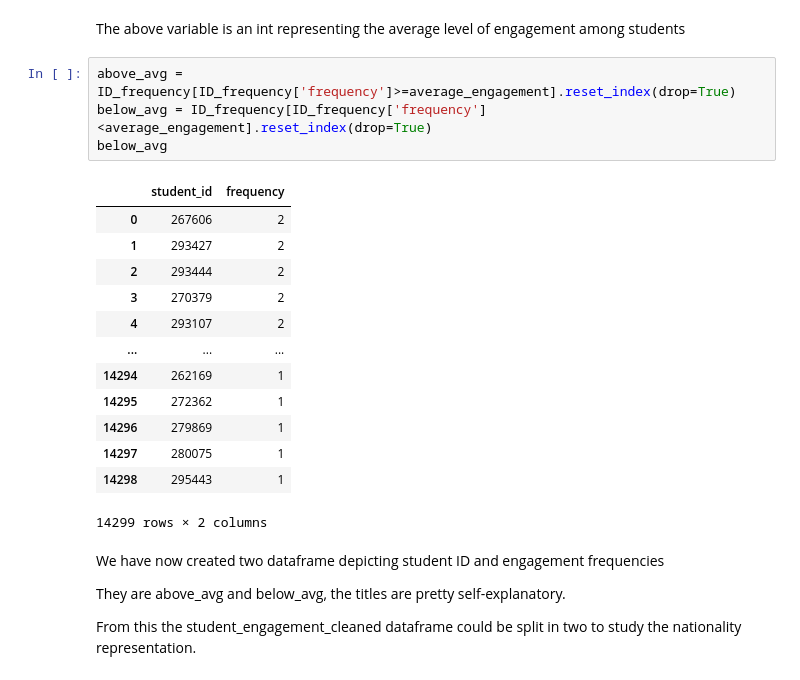
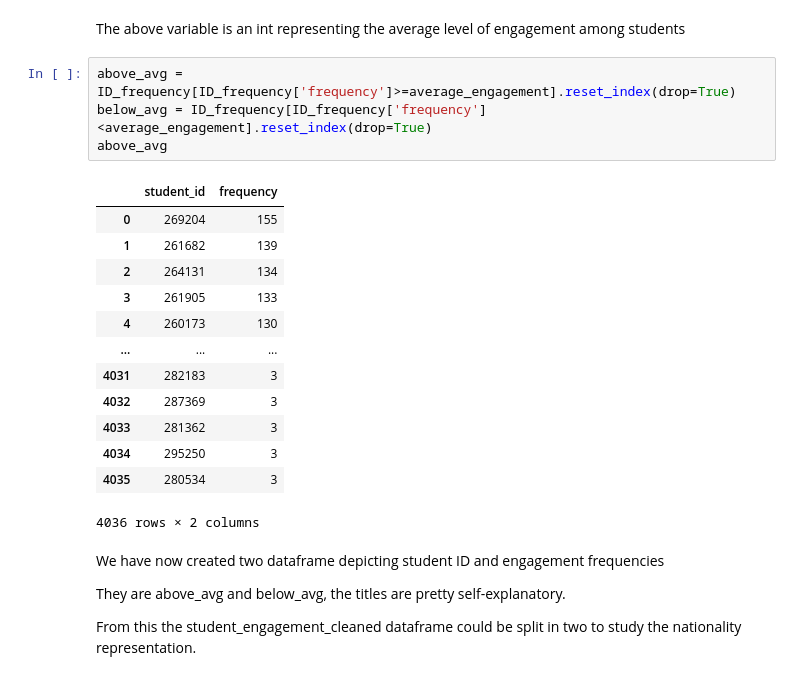
Before and after one commit to puvanans/365-DS-Competition, a Jupyter notebook: student_engagement.ipynb, the cells around one changed output. Cells and saved outputs as stored; diff of their text form.

```diff
--- a/student_engagement.ipynb
+++ b/student_engagement.ipynb
@@ -175,21 +174,21 @@ The above variable is an int representing the average level of engagement among
 # %%
 above_avg = ID_frequency[ID_frequency['frequency']>=average_engagement].reset_index(drop=True)
 below_avg = ID_frequency[ID_frequency['frequency']<average_engagement].reset_index(drop=True)
-below_avg
+above_avg
 # %% [output]
 |  | student_id | frequency |
-| 0 | 267606 | 2 |
-| 1 | 293427 | 2 |
-| 2 | 293444 | 2 |
-| 3 | 270379 | 2 |
-| 4 | 293107 | 2 |
+| 0 | 269204 | 155 |
+| 1 | 261682 | 139 |
+| 2 | 264131 | 134 |
+| 3 | 261905 | 133 |
+| 4 | 260173 | 130 |
 | ... | ... | ... |
-| 14294 | 262169 | 1 |
-| 14295 | 272362 | 1 |
-| 14296 | 279869 | 1 |
-| 14297 | 280075 | 1 |
-| 14298 | 295443 | 1 |
+| 4031 | 282183 | 3 |
+| 4032 | 287369 | 3 |
+| 4033 | 281362 | 3 |
+| 4034 | 295250 | 3 |
+| 4035 | 280534 | 3 |
-14299 rows × 2 columns
+4036 rows × 2 columns
 # %% [markdown]
 We have now created two dataframe depicting student ID and engagement frequencies
 
```
Also changed, not shown: parts of 4 cells of this notebook, 2 other files.
